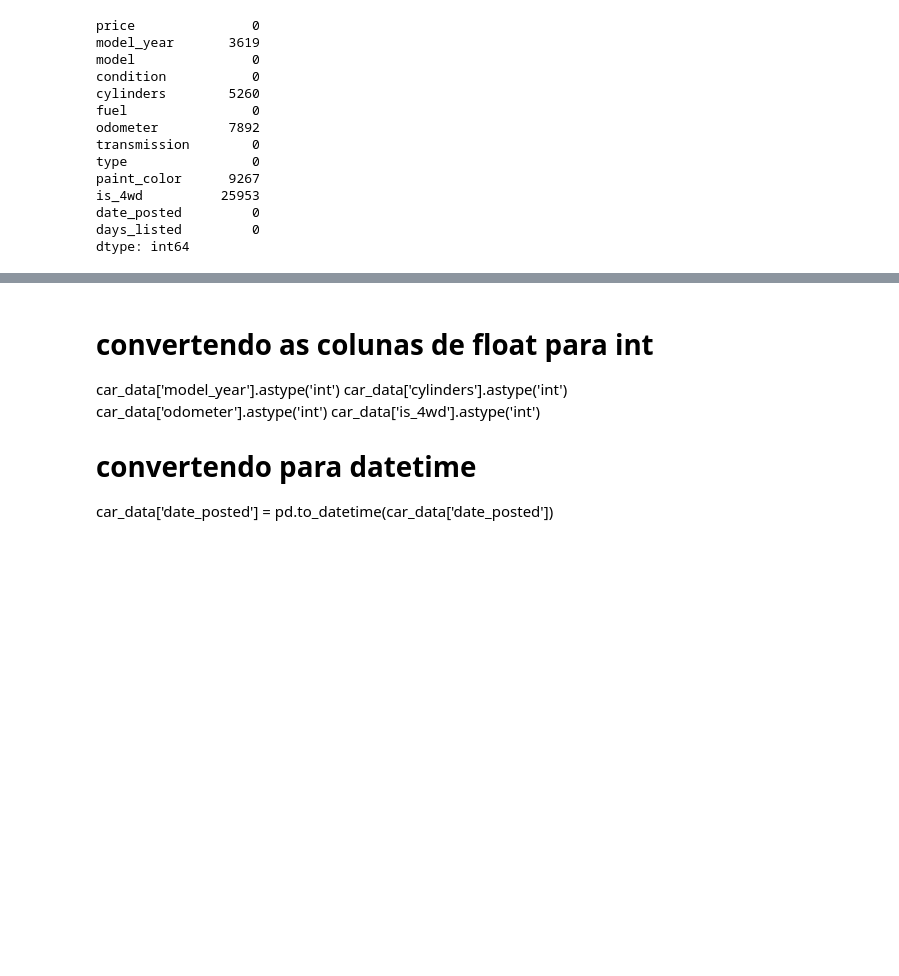
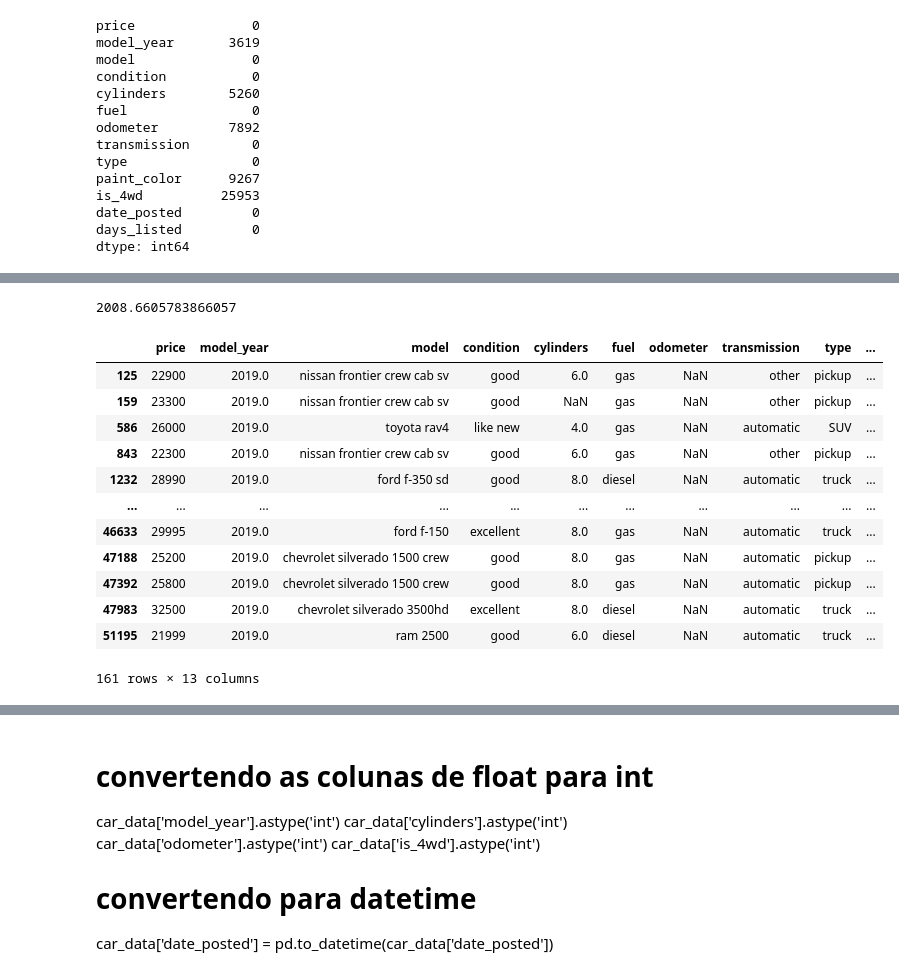
Before and after one commit to henriquetargino/Vehicles, a Jupyter notebook: notebooks/EDA.ipynb, the cells around one changed output, grey strips where cells are left out. Saved outputs shown, nothing was run; the diff lists cells and outputs as text; code cells hidden in the pictures; blank space fills up the shorter version.

```diff
--- a/notebooks/EDA.ipynb
+++ b/notebooks/EDA.ipynb
@@ -85 +205,9 @@ car_data['is_4wd'] = car_data['is_4wd'].fillna('0.0')
+# %%
+# filtrando os odômetros de 1 a 1000 km e vendo a média do ano de fabricação com base neles
+um_mil_km = car_data[(car_data['odometer'] > 0) & (car_data['odometer'] <= 1000)]
+
+media_ano = um_mil_km['model_year'].mean()
+media_ano
+# %% [output]
+2008.6605783866057
 # %%
@@ -86,0 +215,16 @@ car_data['is_4wd'] = car_data['is_4wd'].fillna('0.0')
+# %%
+car_data[(car_data['odometer'].isna()) & (car_data['model_year'] == 2019.0)]
+# %% [output]
+|  | price | model_year | model | condition | cylinders | fuel | odometer | transmission | type | ... |
+| 125 | 22900 | 2019.0 | nissan frontier crew cab sv | good | 6.0 | gas | NaN | other | pickup | ... |
+| 159 | 23300 | 2019.0 | nissan frontier crew cab sv | good | NaN | gas | NaN | other | pickup | ... |
+| 586 | 26000 | 2019.0 | toyota rav4 | like new | 4.0 | gas | NaN | automatic | SUV | ... |
+| 843 | 22300 | 2019.0 | nissan frontier crew cab sv | good | 6.0 | gas | NaN | other | pickup | ... |
+| 1232 | 28990 | 2019.0 | ford f-350 sd | good | 8.0 | diesel | NaN | automatic | truck | ... |
+| ... | ... | ... | ... | ... | ... | ... | ... | ... | ... | ... |
+| 46633 | 29995 | 2019.0 | ford f-150 | excellent | 8.0 | gas | NaN | automatic | truck | ... |
+| 47188 | 25200 | 2019.0 | chevrolet silverado 1500 crew | good | 8.0 | gas | NaN | automatic | pickup | ... |
+| 47392 | 25800 | 2019.0 | chevrolet silverado 1500 crew | good | 8.0 | gas | NaN | automatic | pickup | ... |
+| 47983 | 32500 | 2019.0 | chevrolet silverado 3500hd | excellent | 8.0 | diesel | NaN | automatic | truck | ... |
+| 51195 | 21999 | 2019.0 | ram 2500 | good | 6.0 | diesel | NaN | automatic | truck | ... |
+161 rows × 13 columns
```
Also changed, not shown: parts of 22 cells of this notebook.
